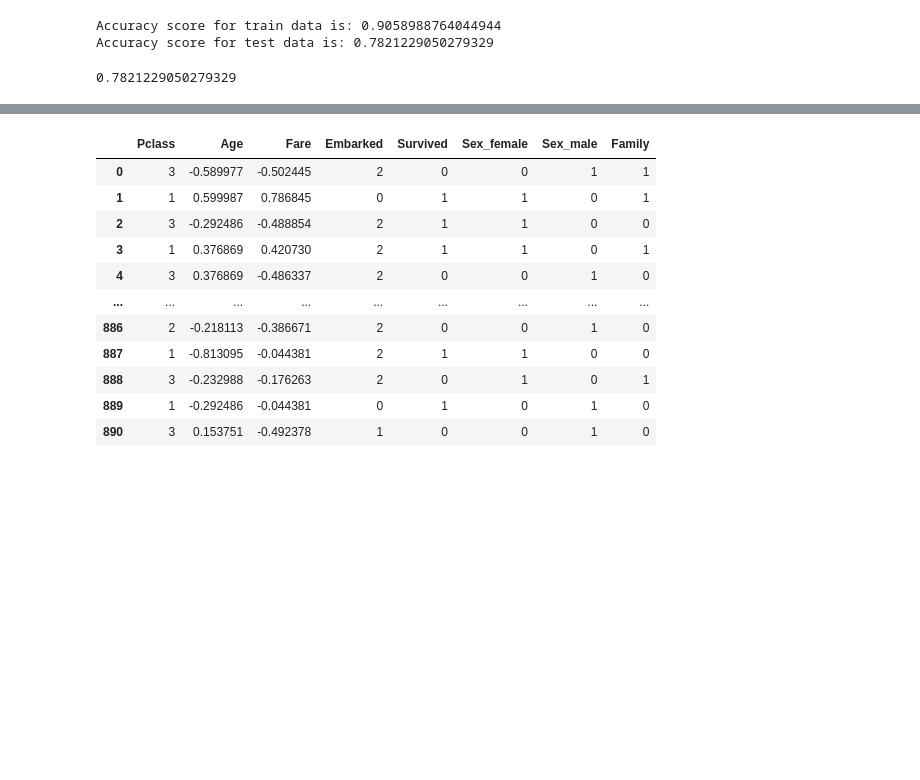
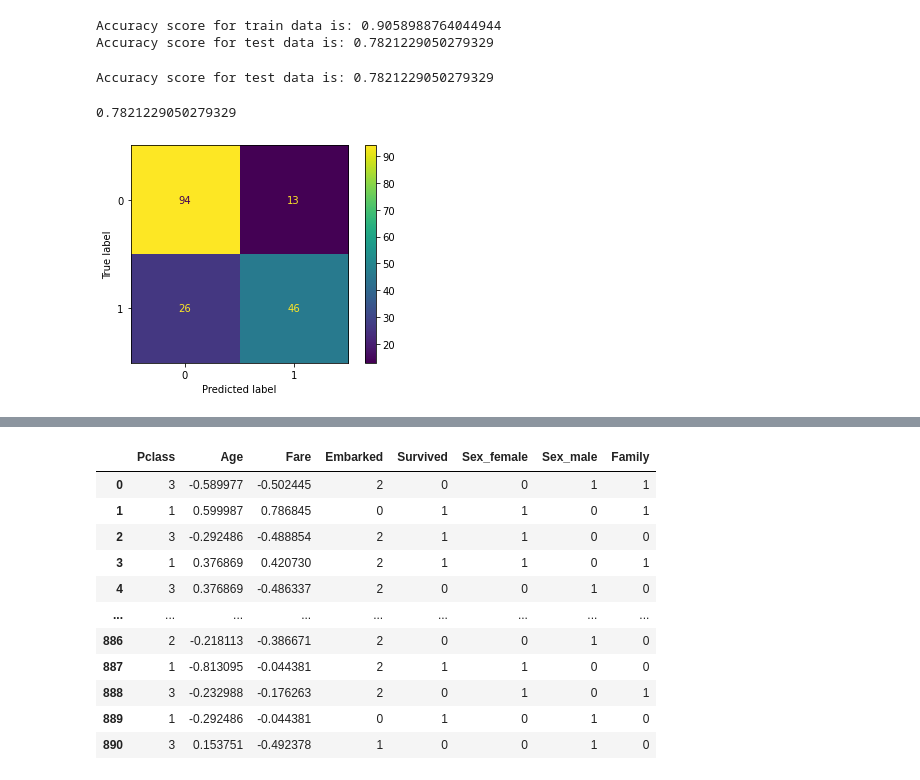
Before and after one commit to Rishbah-76/Titanic-Survival-Decison-Tree, a Jupyter notebook: Untitled.ipynb, the cells around one changed output, grey strips where cells are left out. Saved outputs shown, nothing was run; the diff lists cells and outputs as text; code cells hidden in the pictures; blank space fills up the shorter version.

```diff
--- a/Untitled.ipynb
+++ b/Untitled.ipynb
@@ -540,7 +540,20 @@ print('Accuracy score for test data is:', accuracy_score(y_test,clf.predict(X_te
 # %% [output]
 Accuracy score for train data is: 0.9058988764044944
 Accuracy score for test data is: 0.7821229050279329
+# %%
+print('Accuracy score for test data is:', accuracy_score(y_test,clf.predict(X_test)))
+# %% [output]
+Accuracy score for test data is: 0.7821229050279329
 # %%
 clf.score(X_test,y_test)
 # %% [output]
 0.7821229050279329
+# %%
+predictions = clf.predict(X_test)
+cm = confusion_matrix(y_test, predictions, labels=clf.classes_)
+disp = ConfusionMatrixDisplay(confusion_matrix=cm,
+                               display_labels=clf.classes_)
+disp.plot()
+plt.show()
+# %% [output]
+[figure, added]
```
Also changed, not shown: parts of 1 cell of this notebook, 3 other files.
